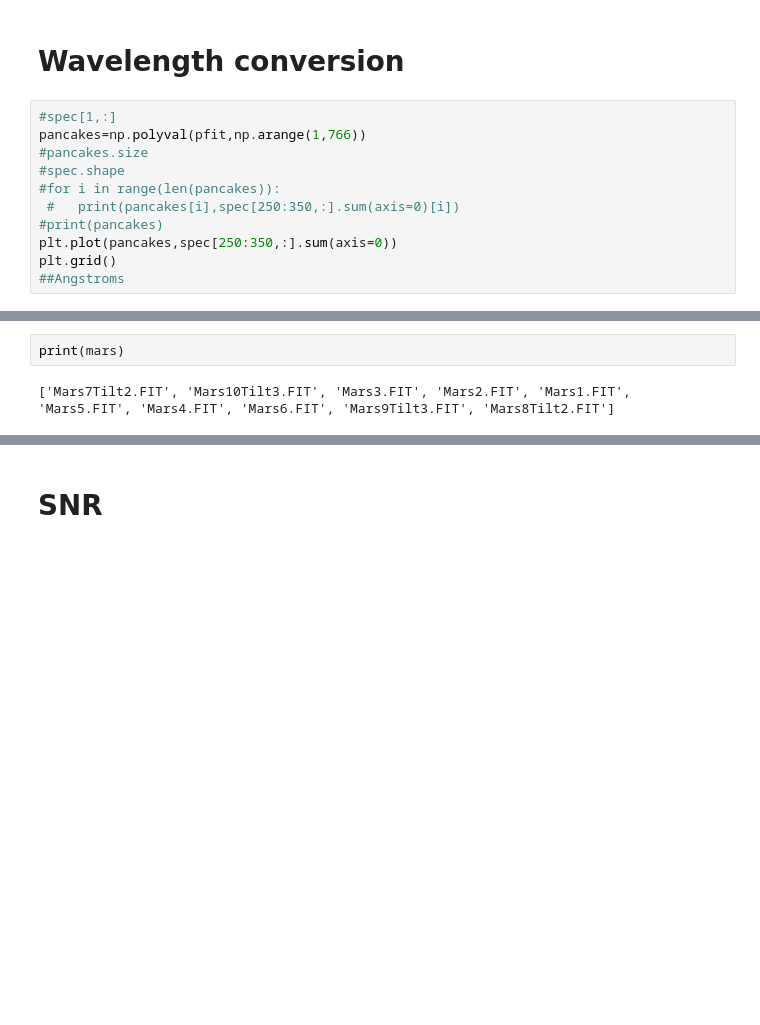
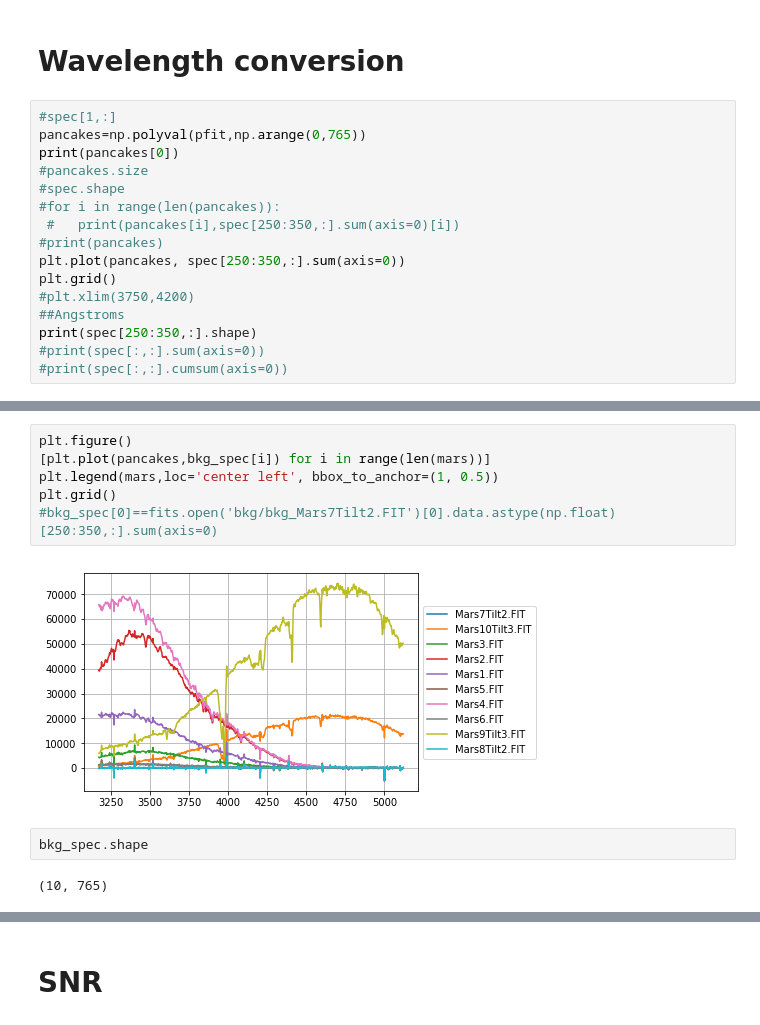
Before and after one commit to vegerot/Techniques, a Jupyter notebook: ObservingProject/Preprocessing.ipynb, the cells around one changed output, grey strips where cells are left out. Saved outputs shown, nothing was run; the diff lists cells and outputs as text; blank space fills up the shorter version.

```diff
--- a/ObservingProject/Preprocessing.ipynb
+++ b/ObservingProject/Preprocessing.ipynb
@@ -439,13 +442,18 @@ array([ 5957.76694373,  6132.63508809,  6096.09896277,  6413.03161409,
 # Wavelength conversion
 # %%
 #spec[1,:]
-pancakes=np.polyval(pfit,np.arange(1,766))
+pancakes=np.polyval(pfit,np.arange(0,765))
+print(pancakes[0])
 #pancakes.size
 #spec.shape
 #for i in range(len(pancakes)):
  #   print(pancakes[i],spec[250:350,:].sum(axis=0)[i])
 #print(pancakes)
-plt.plot(pancakes,spec[250:350,:].sum(axis=0))
+plt.plot(pancakes, spec[250:350,:].sum(axis=0))
 plt.grid()
+#plt.xlim(3750,4200)
 ##Angstroms
+print(spec[250:350,:].shape)
+#print(spec[:,:].sum(axis=0))
+#print(spec[:,:].cumsum(axis=0))
 # %% [output]
@@ -483,4 +472,12 @@ Mars8Tilt2.FIT
-# %%
-print(mars)
-# %% [output]
-['Mars7Tilt2.FIT', 'Mars10Tilt3.FIT', 'Mars3.FIT', 'Mars2.FIT', 'Mars1.FIT', 'Mars5.FIT', 'Mars4.FIT', 'Mars6.FIT', 'Mars9Tilt3.FIT', 'Mars8Tilt2.FIT']
+# %%
+plt.figure()
+[plt.plot(pancakes,bkg_spec[i]) for i in range(len(mars))]
+plt.legend(mars,loc='center left', bbox_to_anchor=(1, 0.5))
+plt.grid()
+#bkg_spec[0]==fits.open('bkg/bkg_Mars7Tilt2.FIT')[0].data.astype(np.float)[250:350,:].sum(axis=0)
+# %% [output]
+[figure, added]
+# %%
+bkg_spec.shape
+# %% [output]
+(10, 765)
```
Also changed, not shown: parts of 24 cells of this notebook, 15 other files.
